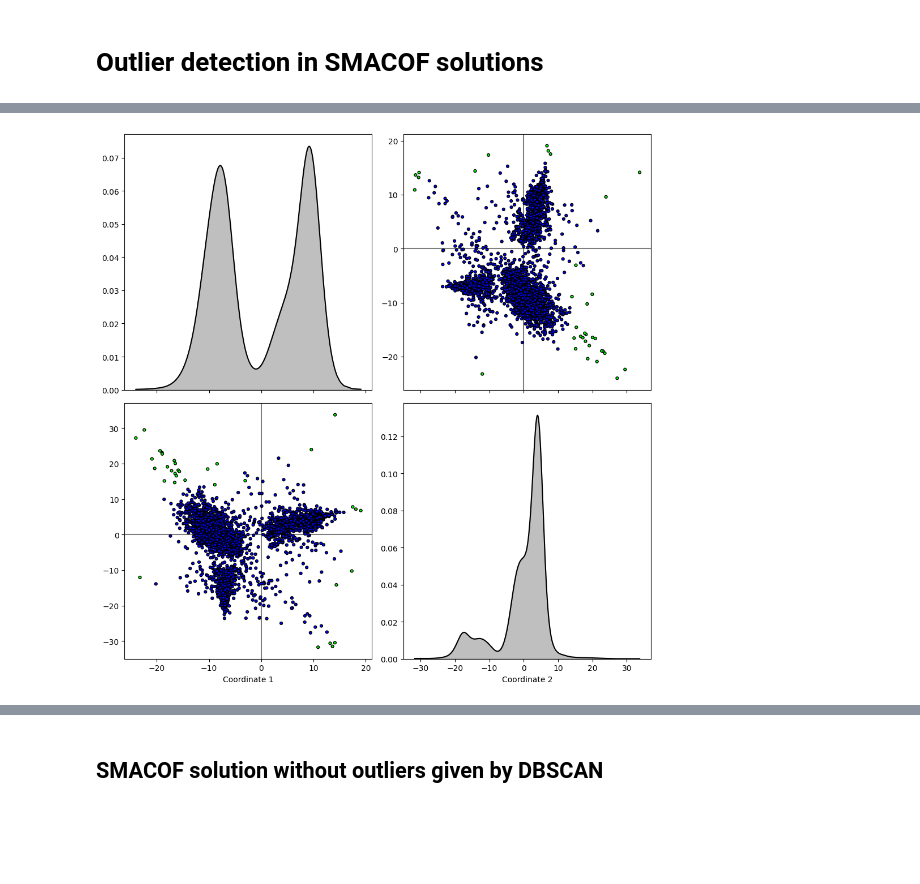
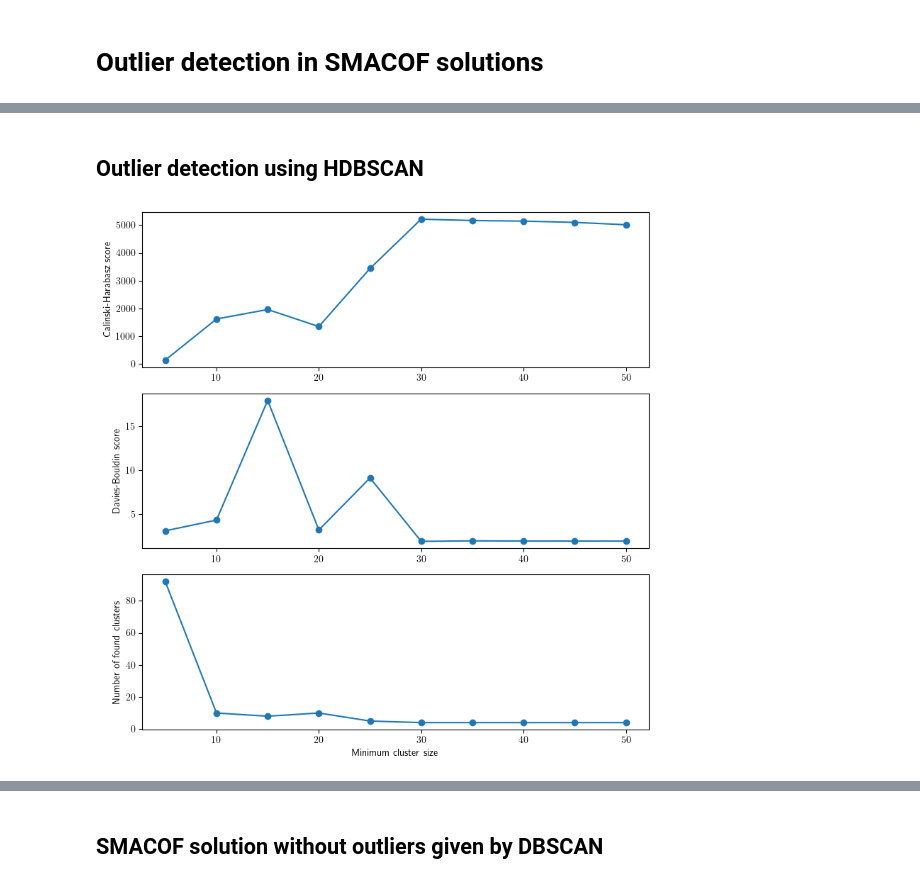
Before and after one commit to FedeSS99/ClusterTEC, a Jupyter notebook: ClusterVTECseries_MDS_Outliers.ipynb, the cells around one changed output, grey strips where cells are left out. Cells and saved outputs as stored; diff of their text form; code cells hidden in the pictures; blank space fills up the shorter version.

```diff
--- a/ClusterVTECseries_MDS_Outliers.ipynb
+++ b/ClusterVTECseries_MDS_Outliers.ipynb
@@ -80,5 +27,29 @@ for Label in np.unique(TEC_ClusterSeries.Xc_Labels):
-# %%
-TEC_ClusterSeries.VisualizeClustering(Labels = OutliersOrNot)
-# %% [output]
-[figure, removed]
+# %% [markdown]
+## Outlier detection using HDBSCAN
+# %%
+min_cluster_size_list = tuple(range(5, 55, 5))
+CH_cluster_scores =[0]*len(min_cluster_size_list)
+DB_cluster_scores =[0]*len(min_cluster_size_list)
+number_found_clusters = [0]*len(min_cluster_size_list)
+
+for k, num_samples in enumerate(min_cluster_size_list):
+    HDBSCAN_Out = HDBSCAN(min_cluster_size = num_samples).fit(TEC_ClusterSeries.Xc_TS)
+    CH_cluster_scores[k] = calinski_harabasz_score(TEC_ClusterSeries.Xc_TS, HDBSCAN_Out.labels_)
+    DB_cluster_scores[k] = davies_bouldin_score(TEC_ClusterSeries.Xc_TS, HDBSCAN_Out.labels_)
+    number_found_clusters[k] = len(np.unique(HDBSCAN_Out.labels_))
+
+maximum_CH_index = np.argmax(CH_cluster_scores)
+minimum_DB_index = np.argmin(DB_cluster_scores)
+
+Figure, Subplot = subplots(3, 1, figsize = (8, 8))
+Subplot[0].plot(min_cluster_size_list, CH_cluster_scores, "-o")
+Subplot[1].plot(min_cluster_size_list, DB_cluster_scores, "-o")
+Subplot[2].plot(min_cluster_size_list, number_found_clusters, "-o")
+Subplot[0].set_ylabel("Calinski-Harabasz score")
+Subplot[1].set_ylabel("Davies-Bouldin score")
+Subplot[2].set_ylabel("Number of found clusters")
+Subplot[2].set_xlabel("Minimum cluster size")
+Figure.tight_layout()
+# %% [output]
+[figure, added]
 # %%
```
Also changed, not shown: parts of 15 cells of this notebook.
